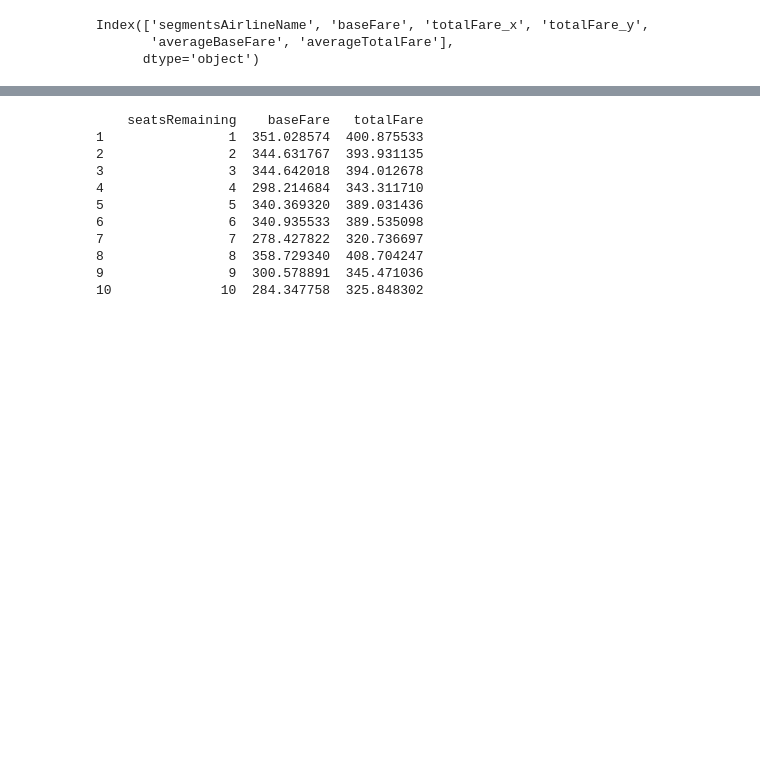
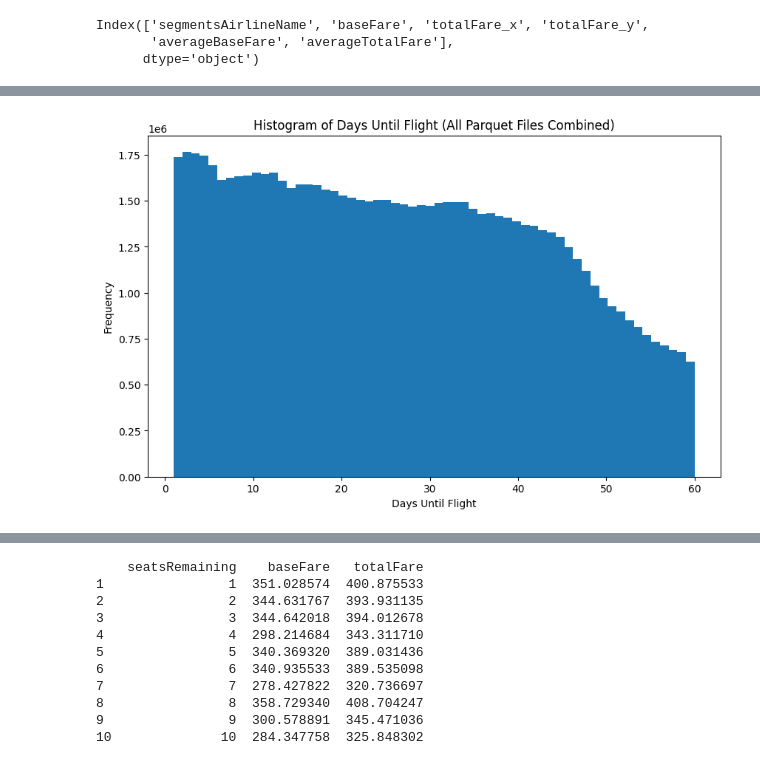
Before and after one commit to yuancx2025/526_project_group2, a Jupyter notebook: Flight_Prices_Analysis.ipynb, the cells around one changed output, grey strips where cells are left out. Saved outputs shown, nothing was run; the diff lists cells and outputs as text; code cells hidden in the pictures; blank space fills up the shorter version.

```diff
--- a/Flight_Prices_Analysis.ipynb
+++ b/Flight_Prices_Analysis.ipynb
@@ -185,3 +293,12 @@ print(grouped_data_sorted)
+# %%
+plt.figure(figsize=(10,6))
+plt.hist(combined_time_to_flight["daysUntilFlight"], bins=60)
+plt.xlabel("Days Until Flight")
+plt.ylabel("Frequency")
+plt.title("Histogram of Days Until Flight (All Parquet Files Combined)")
+plt.show()
+# %% [output]
+[figure, added]
 # %%
 #Graphs Total and Base Fare vs Days Until Flight
 
```
Also changed, not shown: parts of 9 cells of this notebook.
